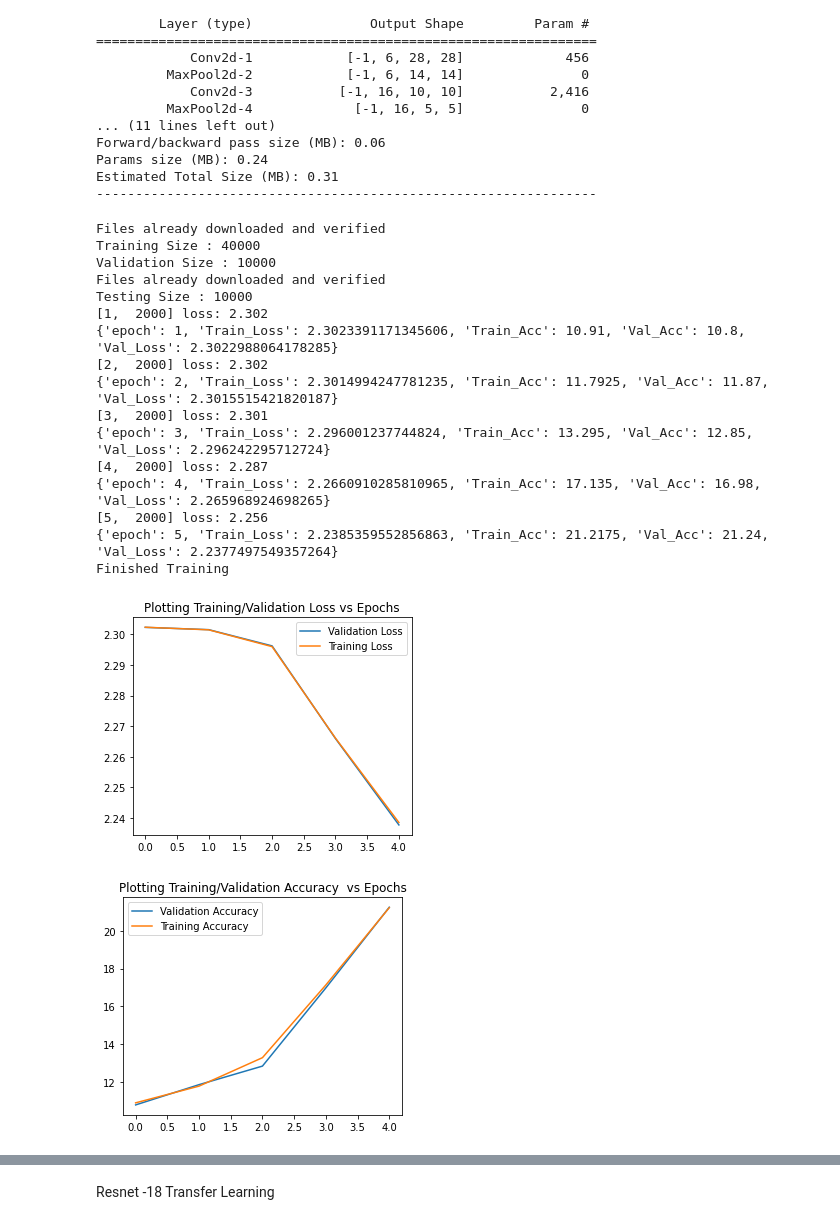
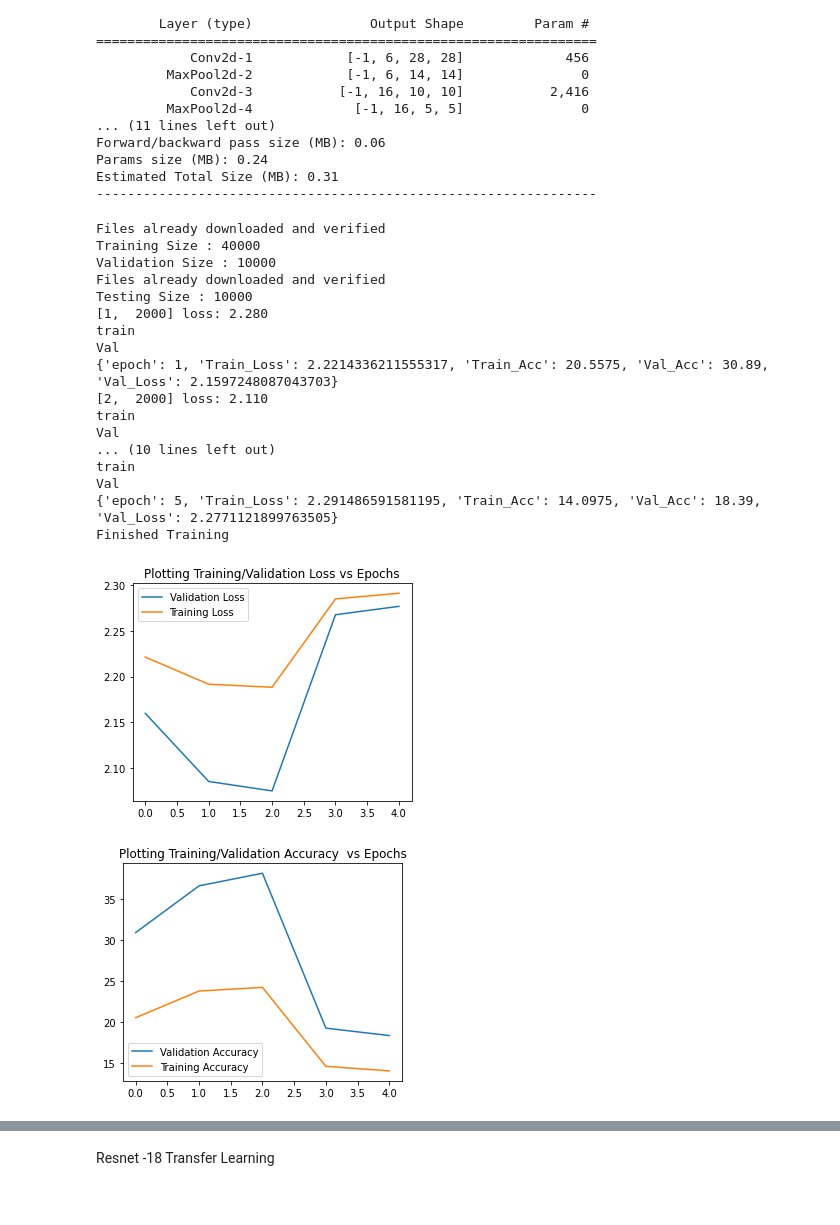
Before and after one commit to Anomaly1702/Ass2_Deep_Learning, a Jupyter notebook: Anubhav_Deep_learning.ipynb, the cells around one changed output, grey strips where cells are left out. Saved outputs shown, nothing was run; the diff lists cells and outputs as text; code cells hidden in the pictures.

```diff
--- a/Anubhav_Deep_learning.ipynb
+++ b/Anubhav_Deep_learning.ipynb
@@ -543,8 +628,8 @@ class Imagenet_model3(Basenet):
 
 
         # #Regularization Parameters
-        self.dropout2d = nn.Dropout2d()
-        # self.dropout1d = nn.Dropout1d()
+        self.dropout2d = nn.Dropout2d(.2)
+        self.dropout1d = nn.Dropout1d(.5)
 
         self.criterion = None
         self.optimizer = None
@@ -577,6 +662,7 @@ class Imagenet_model3(Basenet):
     def forward(self, x):
         if self.shapes:
             print("Initial x shape ", x.shape)
+
         #CNN Layer 1
         x = self.conv1(x)
         x = F.relu(x)
@@ -597,19 +683,21 @@ class Imagenet_model3(Basenet):
         x = self.pool(x)
         if self.shapes:
             print('After conv2, shape of x is ', x.shape)
-
-        x = self.dropout2d(x)
+        # x = self.dropout2d(x)
 
         # flatten all dimensions except batch
         x = torch.flatten(x, 1)
+
         #FCNN Layer 1
         x = self.fc1(x)
         x = F.relu(x)
-        # x = self.dropout1d(x)
+        x = self.dropout1d(x)
+
         #FCNN Layer 2
         x = self.fc2(x)
         # x = self.batchnorm3(x)
         x = F.relu(x)
+        # x = self.dropout1d(x)
         #LAst Linear Layer
         x = self.fc3(x)
         x = self.softmax(x)
@@ -638,25 +726,26 @@ Estimated Total Size (MB): 0.31
 # %%
 #Batch - 256 | Sgd |Lr = 0.005
 model3 = Imagenet_model3()
 model3=model3.to(get_default_device())
-model3.train_model(5,0.001,"SGD")
+model3.train_model(5,0.01,"SGD")
 model3.show_graph()
 # %% [output]
 Files already downloaded and verified
 Training Size : 40000
 Validation Size : 10000
 Files already downloaded and verified
 Testing Size : 10000
-[1,  2000] loss: 2.302
-{'epoch': 1, 'Train_Loss': 2.3023391171345606, 'Train_Acc': 10.91, 'Val_Acc': 10.8, 'Val_Loss': 2.3022988064178285}
-[2,  2000] loss: 2.302
-{'epoch': 2, 'Train_Loss': 2.3014994247781235, 'Train_Acc': 11.7925, 'Val_Acc': 11.87, 'Val_Loss': 2.3015515421820187}
-[3,  2000] loss: 2.301
-{'epoch': 3, 'Train_Loss': 2.296001237744824, 'Train_Acc': 13.295, 'Val_Acc': 12.85, 'Val_Loss': 2.296242295712724}
-[4,  2000] loss: 2.287
-{'epoch': 4, 'Train_Loss': 2.2660910285810965, 'Train_Acc': 17.135, 'Val_Acc': 16.98, 'Val_Loss': 2.265968924698265}
-[5,  2000] loss: 2.256
-{'epoch': 5, 'Train_Loss': 2.2385359552856863, 'Train_Acc': 21.2175, 'Val_Acc': 21.24, 'Val_Loss': 2.2377497549357264}
+[1,  2000] loss: 2.280
+train
+Val
+{'epoch': 1, 'Train_Loss': 2.2214336211555317, 'Train_Acc': 20.5575, 'Val_Acc': 30.89, 'Val_Loss': 2.1597248087043703}
+[2,  2000] loss: 2.110
+train
+Val
+... (10 lines left out)
+train
+Val
+{'epoch': 5, 'Train_Loss': 2.291486591581195, 'Train_Acc': 14.0975, 'Val_Acc': 18.39, 'Val_Loss': 2.2771121899763505}
 Finished Training
-[figure, old version]
+[figure, new version]
-[figure, old version]
+[figure, new version]
```
Also changed, not shown: parts of 15 cells of this notebook.
